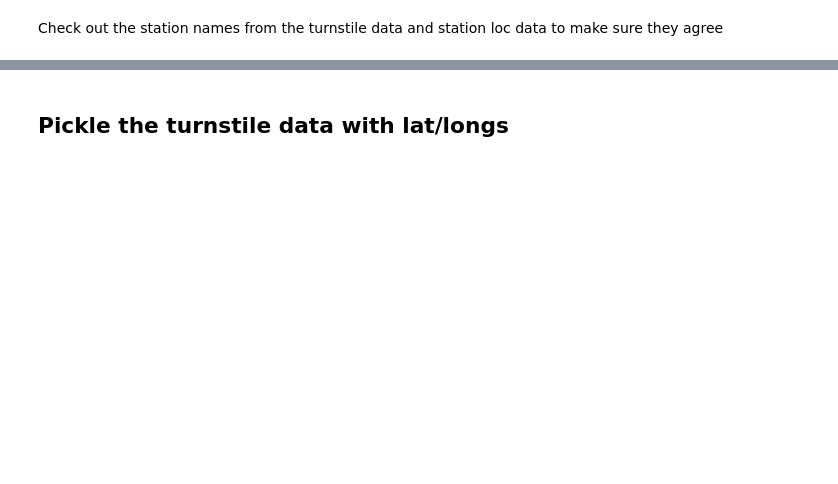
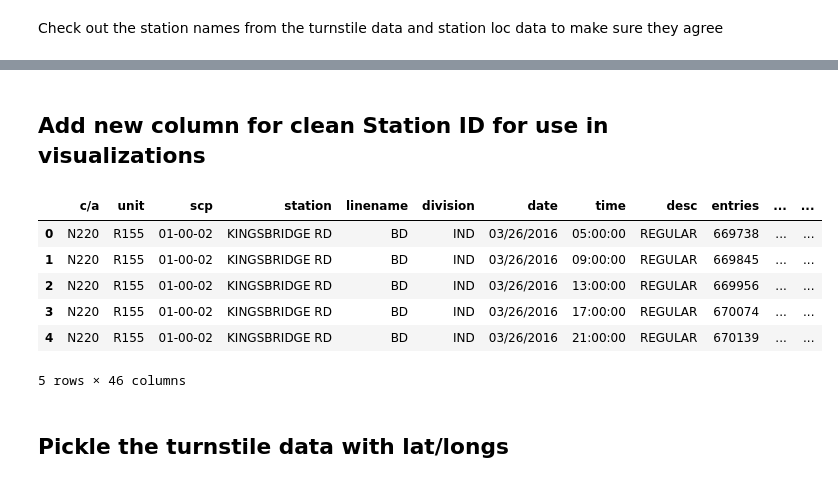
Before and after one commit to TifMoe/benson-project, a Jupyter notebook: FindingStationLocations.ipynb, the cells around one changed output, grey strips where cells are left out. Drawn from its saved outputs; the diff is of its cells as text; code cells hidden in the pictures; blank space fills up the shorter version.

Commit message:
add station id

```diff
--- a/FindingStationLocations.ipynb
+++ b/FindingStationLocations.ipynb
@@ -134,3 +134,17 @@ print('{} Stations do not have location information: {} of total'.format(len(nan
+# %% [markdown]
+## Add new column for clean Station ID for use in visualizations
+# %%
+turns_loc['station_id'] = turns_loc['Stop Name'] + turns_loc['Line']
+# %%
+turns_loc.head()
+# %% [output]
+|  | c/a | unit | scp | station | linename | division | date | time | desc | entries | ... | ... |
+| 0 | N220 | R155 | 01-00-02 | KINGSBRIDGE RD | BD | IND | 03/26/2016 | 05:00:00 | REGULAR | 669738 | ... | ... |
+| 1 | N220 | R155 | 01-00-02 | KINGSBRIDGE RD | BD | IND | 03/26/2016 | 09:00:00 | REGULAR | 669845 | ... | ... |
+| 2 | N220 | R155 | 01-00-02 | KINGSBRIDGE RD | BD | IND | 03/26/2016 | 13:00:00 | REGULAR | 669956 | ... | ... |
+| 3 | N220 | R155 | 01-00-02 | KINGSBRIDGE RD | BD | IND | 03/26/2016 | 17:00:00 | REGULAR | 670074 | ... | ... |
+| 4 | N220 | R155 | 01-00-02 | KINGSBRIDGE RD | BD | IND | 03/26/2016 | 21:00:00 | REGULAR | 670139 | ... | ... |
+5 rows × 46 columns
 # %% [markdown]
 ## Pickle the turnstile data with lat/longs
 # %%
```
Also changed, not shown: parts of 6 cells of this notebook.
